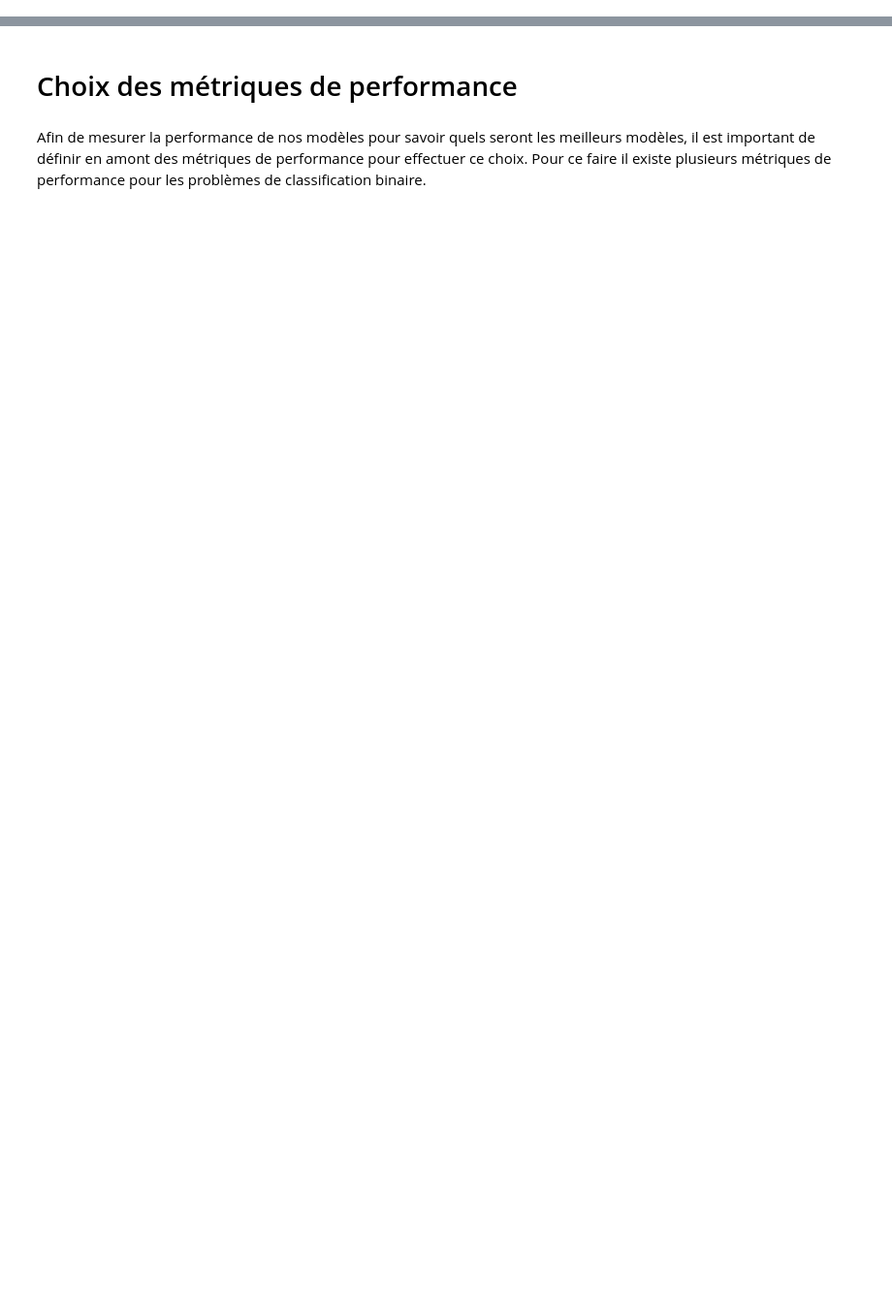
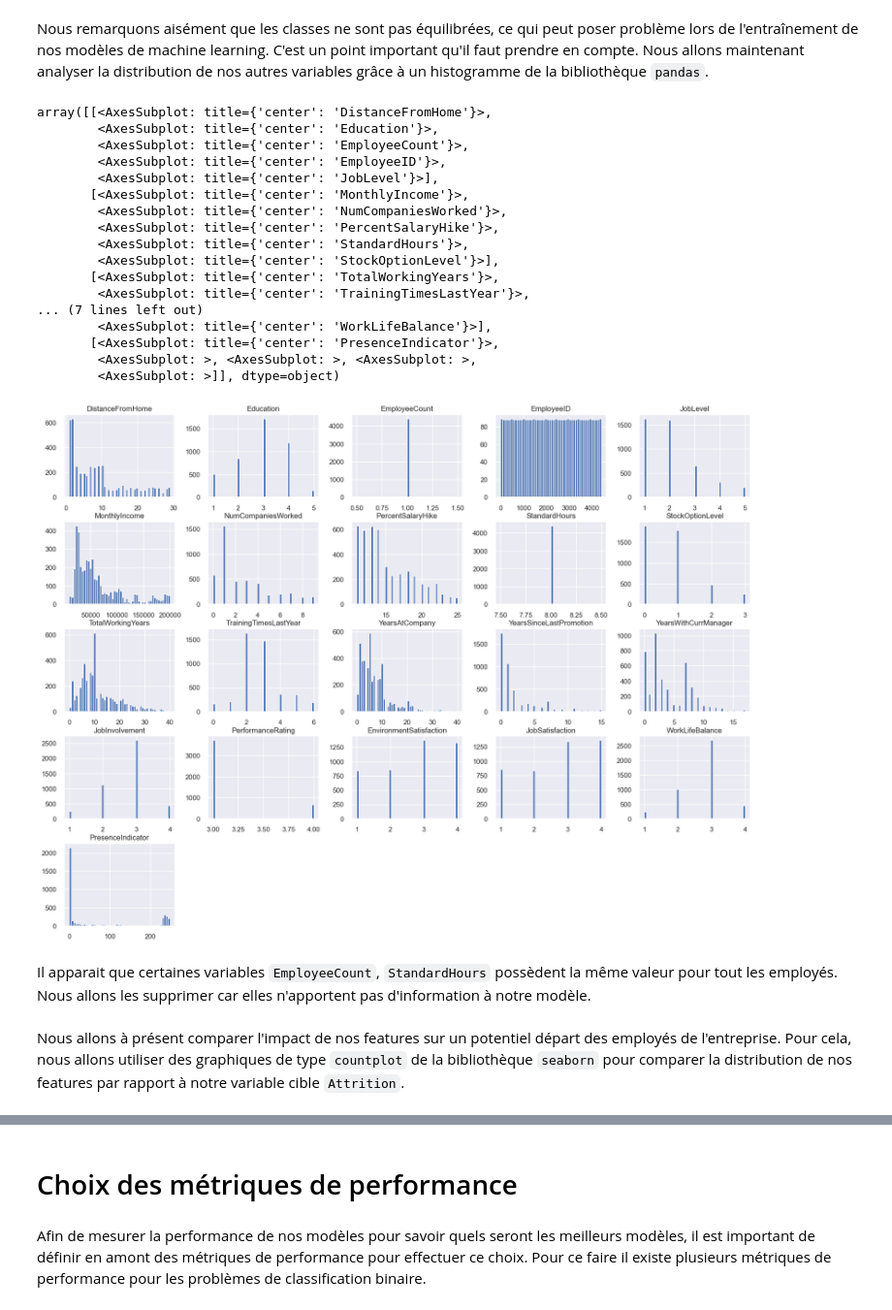
Before and after one commit to Victorien-Goudeau/HumanForYou, a Jupyter notebook: HumanForYou/HumanForYouProject.ipynb, the cells around one changed output, grey strips where cells are left out. Shown at 97% size. Saved outputs shown, nothing was run; the diff lists cells and outputs as text; code cells hidden in the pictures; blank space fills up the shorter version.

```diff
--- a/HumanForYou/HumanForYouProject.ipynb
+++ b/HumanForYou/HumanForYouProject.ipynb
@@ -200,0 +276,25 @@ X
+# %% [markdown]
+Nous remarquons aisément que les classes ne sont pas équilibrées, ce qui peut poser problème lors de l'entraînement de nos modèles de machine learning. C'est un point important qu'il faut prendre en compte. Nous allons maintenant analyser la distribution de nos autres variables grâce à un histogramme de la bibliothèque `pandas`.
+# %%
+human_for_you_df.hist(bins=50, figsize=(20,15))
+# %% [output]
+array([[<AxesSubplot: title={'center': 'DistanceFromHome'}>,
+        <AxesSubplot: title={'center': 'Education'}>,
+        <AxesSubplot: title={'center': 'EmployeeCount'}>,
+        <AxesSubplot: title={'center': 'EmployeeID'}>,
+        <AxesSubplot: title={'center': 'JobLevel'}>],
+       [<AxesSubplot: title={'center': 'MonthlyIncome'}>,
+        <AxesSubplot: title={'center': 'NumCompaniesWorked'}>,
+        <AxesSubplot: title={'center': 'PercentSalaryHike'}>,
+        <AxesSubplot: title={'center': 'StandardHours'}>,
+        <AxesSubplot: title={'center': 'StockOptionLevel'}>],
+       [<AxesSubplot: title={'center': 'TotalWorkingYears'}>,
+        <AxesSubplot: title={'center': 'TrainingTimesLastYear'}>,
+... (7 lines left out)
+        <AxesSubplot: title={'center': 'WorkLifeBalance'}>],
+       [<AxesSubplot: title={'center': 'PresenceIndicator'}>,
+        <AxesSubplot: >, <AxesSubplot: >, <AxesSubplot: >,
+        <AxesSubplot: >]], dtype=object)
+[figure, added]
+# %% [markdown]
+Il apparait que certaines variables `EmployeeCount`, `StandardHours` possèdent la même valeur pour tout les employés. Nous allons les supprimer car elles n'apportent pas d'information à notre modèle.
@@ -200,0 +303,2 @@ X
+# %% [markdown]
+Nous allons à présent comparer l'impact de nos features sur un potentiel départ des employés de l'entreprise. Pour cela, nous allons utiliser des graphiques de type `countplot` de la bibliothèque `seaborn` pour comparer la distribution de nos features par rapport à notre variable cible `Attrition`.
```
Also changed, not shown: parts of 140 cells of this notebook.
